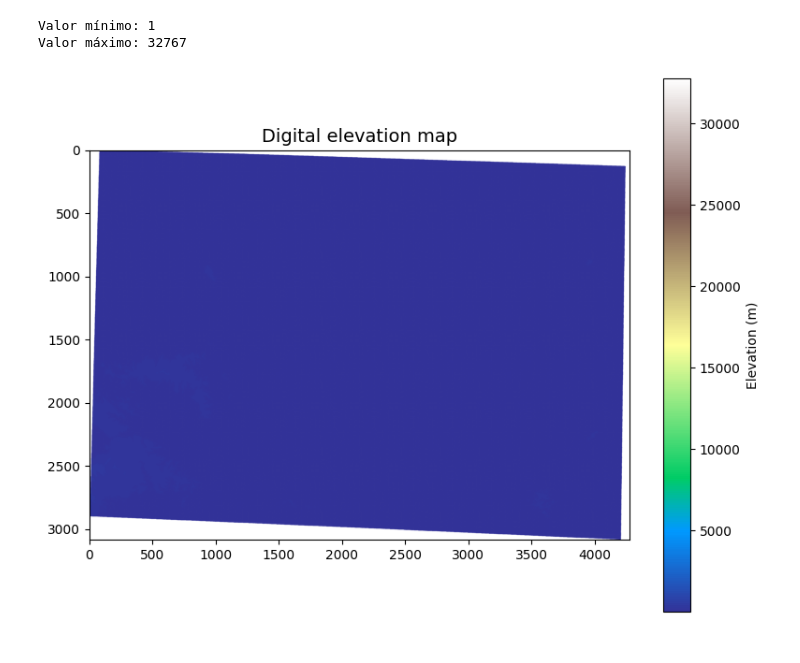
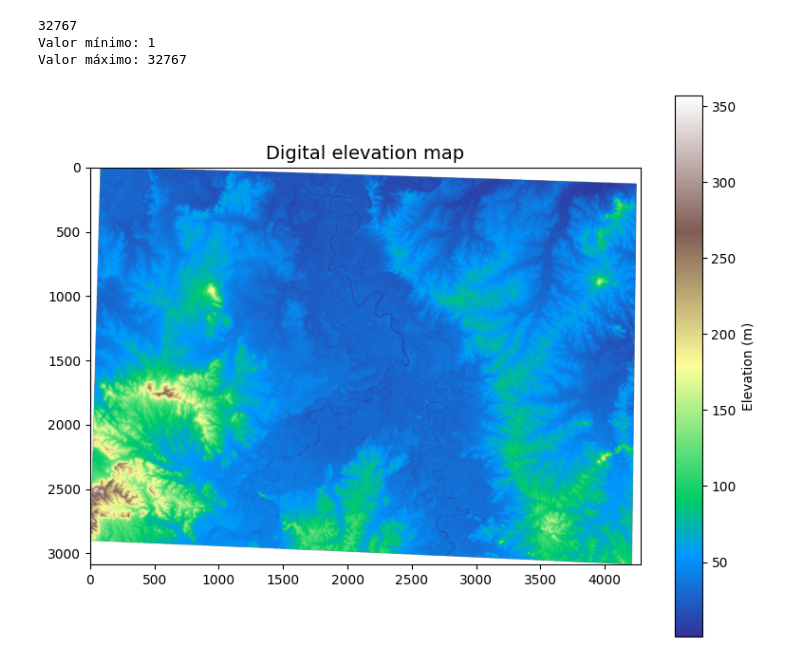
Before and after one commit to AlonsoCortes/analisis_Raster, a Jupyter notebook: notebooks/nb_04_correccion_mde.ipynb, the cells around one changed output. Saved outputs shown, nothing was run; the diff lists cells and outputs as text; code cells hidden in the pictures.

```diff
--- a/notebooks/nb_04_correccion_mde.ipynb
+++ b/notebooks/nb_04_correccion_mde.ipynb
@@ -13,16 +11,21 @@ dem = grid.read_raster('../datos/dem_elhigo_wgs84.tif')
-# %%
-print("Valor mínimo:", np.nanmin(dem))
-print("Valor máximo:", np.nanmax(dem))
-# %% [output]
-Valor mínimo: 1
-Valor máximo: 32767
+# %%
+print(grid.nodata)
+print("Valor mínimo:", np.nanmin(dem))
+print("Valor máximo:", np.nanmax(dem))
+# %% [output]
+32767
+Valor mínimo: 1
+Valor máximo: 32767
+# %%
+# corregimos valores nulos del dem
+dem = np.where((dem == grid.nodata) | (dem < 0), np.nan, dem)
 # %%
 # Plot the raw DEM
 fig, ax = plt.subplots(figsize=(8,6))
 fig.patch.set_alpha(0)
-plt.imshow(dem, cmap='terrain')
+plt.imshow(dem, cmap='terrain', vmin=0, vmax=350)
 plt.colorbar(label='Elevation (m)')
 plt.title('Digital elevation map', size=14)
 plt.tight_layout()
 # %% [output]
-[figure, old version]
+[figure, new version]
```
Also changed, not shown: parts of 6 cells of this notebook.
